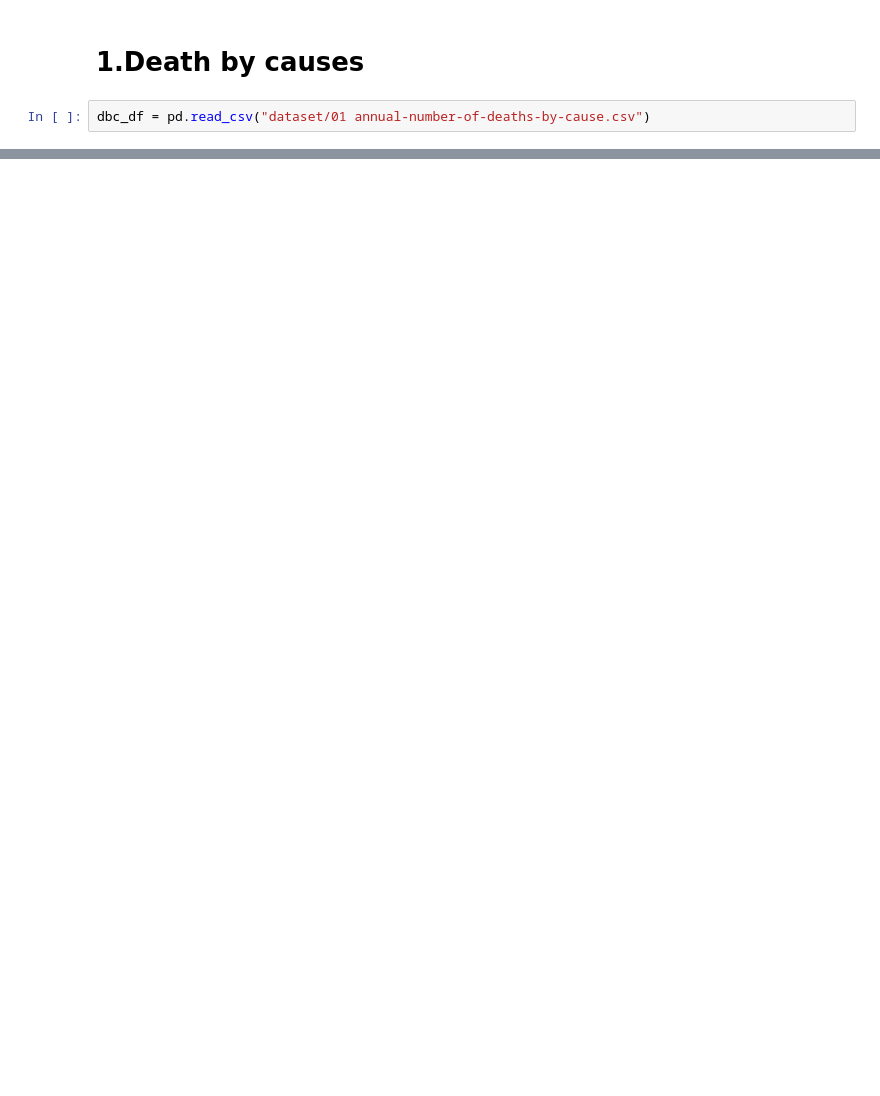
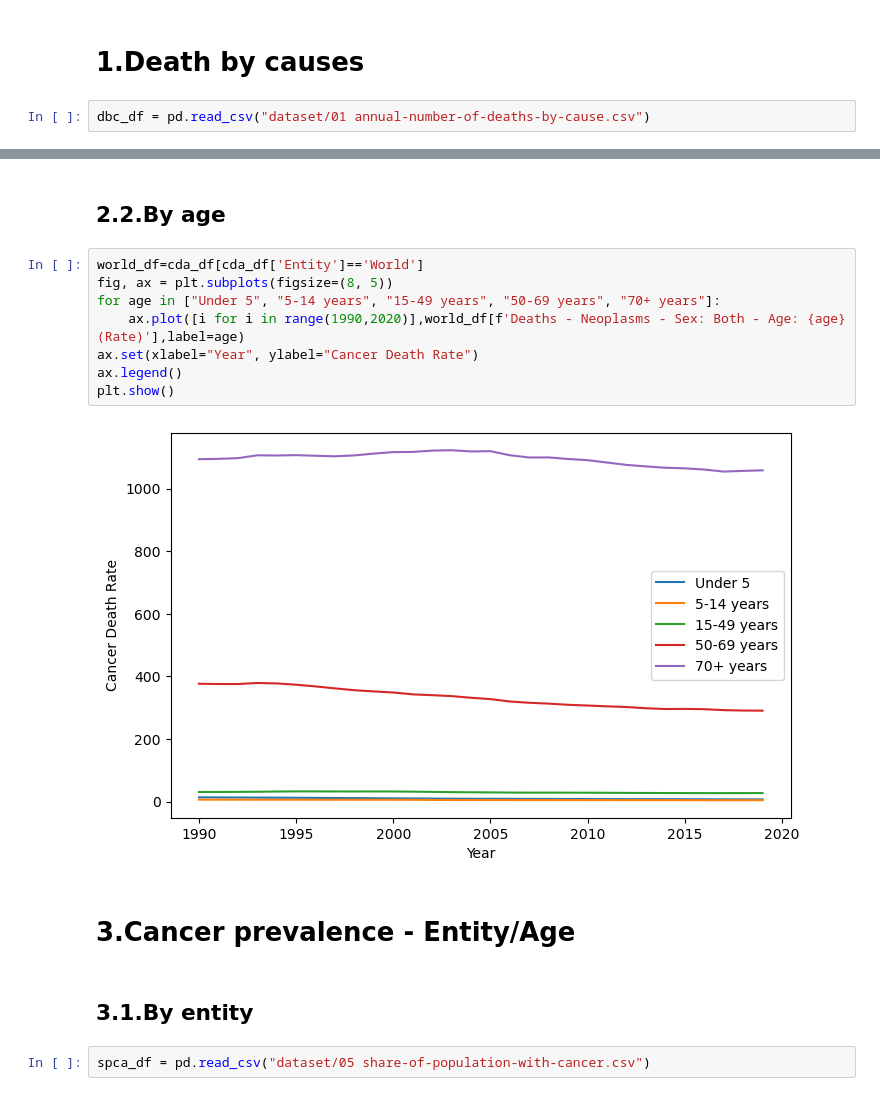
Before and after one commit to Akimoto-Kaede/Cancer-and-Deaths-Dataset, a Jupyter notebook: main.ipynb, the cells around one changed output, grey strips where cells are left out. Cells and saved outputs as stored; diff of their text form; blank space fills up the shorter version.

```diff
--- a/main.ipynb
+++ b/main.ipynb
@@ -55,0 +57,18 @@ ax.set(xlabel='number of deaths')
+# %% [markdown]
+## 2.2.By age
+# %%
+world_df=cda_df[cda_df['Entity']=='World']
+fig, ax = plt.subplots(figsize=(8, 5))
+for age in ["Under 5", "5-14 years", "15-49 years", "50-69 years", "70+ years"]:
+    ax.plot([i for i in range(1990,2020)],world_df[f'Deaths - Neoplasms - Sex: Both - Age: {age} (Rate)'],label=age)
+ax.set(xlabel="Year", ylabel="Cancer Death Rate")
+ax.legend()
+plt.show()
+# %% [output]
+[figure, added]
+# %% [markdown]
+# 3.Cancer prevalence - Entity/Age
+# %% [markdown]
+## 3.1.By entity
+# %%
+spca_df = pd.read_csv("dataset/05 share-of-population-with-cancer.csv")
```
Also changed, not shown: parts of 25 cells of this notebook.
